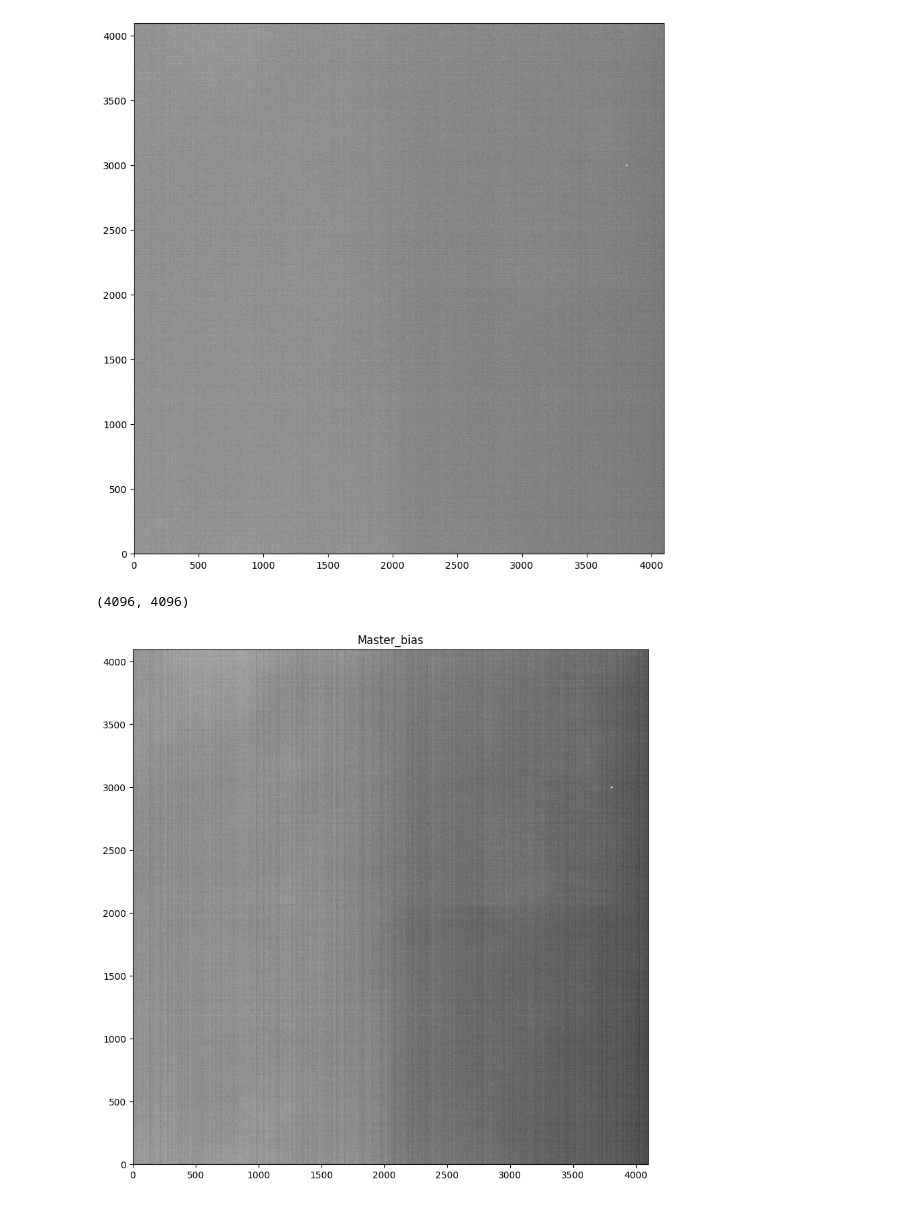
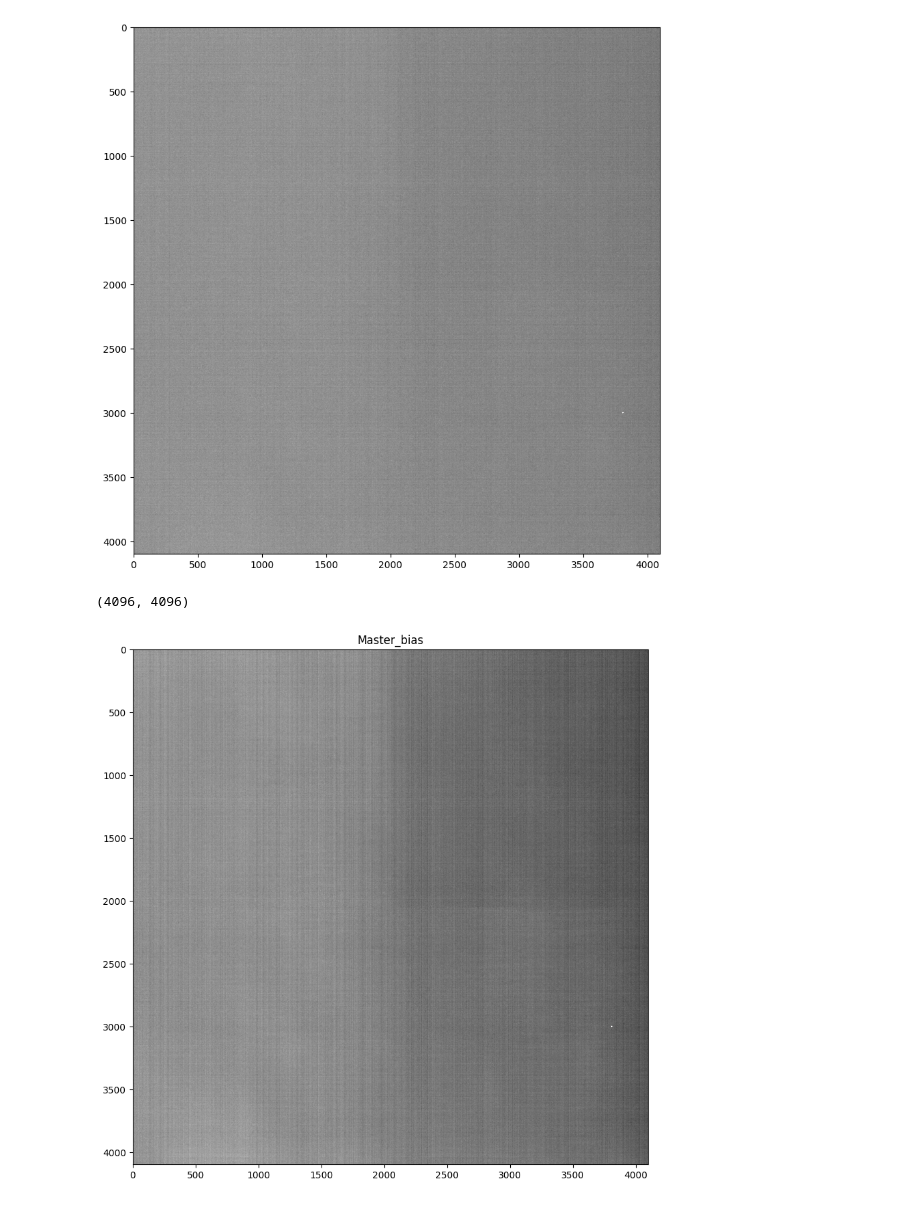
Before and after one commit to Bnyio/Instrumentacion2024, a Jupyter notebook: MasterBias.ipynb, the cells around one changed output. Cells and saved outputs as stored; diff of their text form; code cells hidden in the pictures.

```diff
--- a/MasterBias.ipynb
+++ b/MasterBias.ipynb
@@ -18,13 +18,13 @@ bias10=fits.open('bias/Bias_1x1_00000366.fit')[0].data
 # %%
 #Grafiquemos un bias
 zscale=ZScaleInterval(contrast=0.25)
 min_value,max_value=zscale.get_limits(bias1)
 
 fig=plt.figure(figsize=(10,10))
-plt.imshow(bias1,vmin=min_value,vmax=max_value,cmap='gray',origin='lower')
+plt.imshow(bias1,vmin=min_value,vmax=max_value,cmap='gray')
 plt.show()
 # %% [output]
-[figure, old version]
+[figure, new version]
 # %%
 #Combinemos los bias para generar un master bias
 master_bias=np.mean([bias1,bias2,bias3,bias4,bias5,bias6,bias7,bias8,bias9,bias10],axis=0)
@@ -36,12 +36,12 @@ master_bias.shape
 zscale=ZScaleInterval(contrast=0.1)
 min_value,max_value=zscale.get_limits(master_bias)
 fig=plt.figure(figsize=(10,10))
-plt.imshow(master_bias,vmin=min_value,vmax=max_value,cmap='gray',origin='lower')
+plt.imshow(master_bias,vmin=min_value,vmax=max_value,cmap='gray')
 plt.title('Master_bias')
 plt.savefig('Master_bias normalizado')
 plt.show()
 # %% [output]
-[figure, old version]
+[figure, new version]
 # %%
 from astropy.io import fits
 hdu = fits.PrimaryHDU(master_bias)
```
Also changed, not shown: 2 other files.
